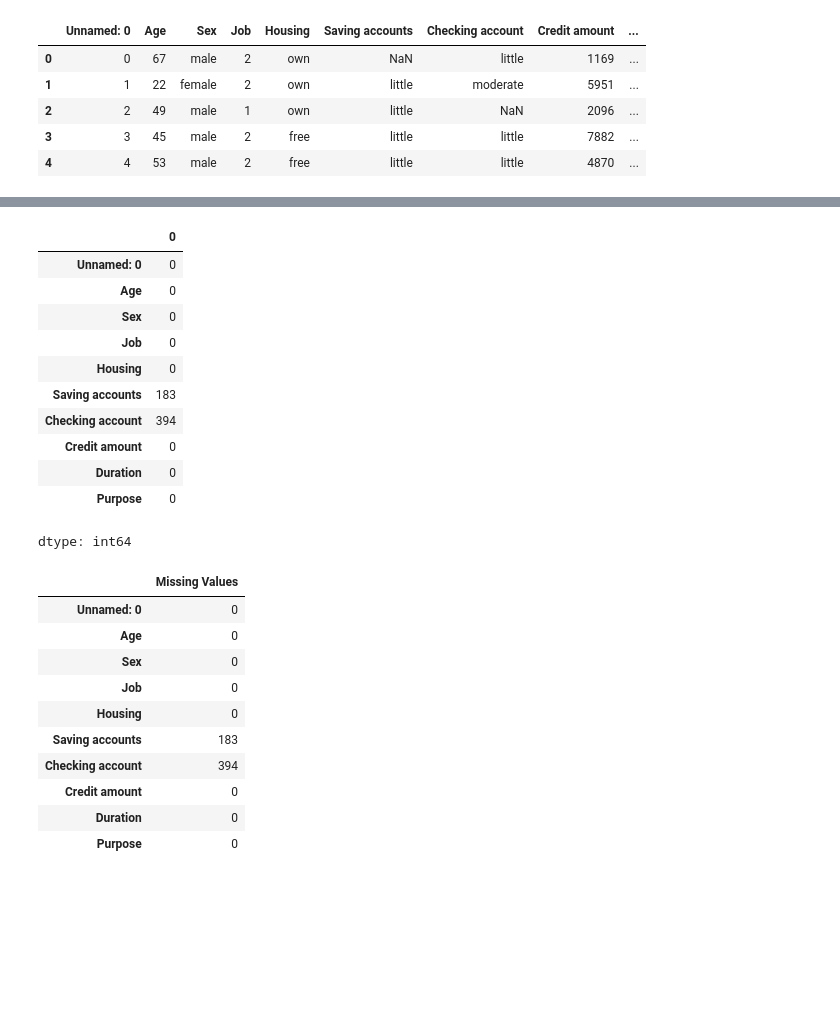
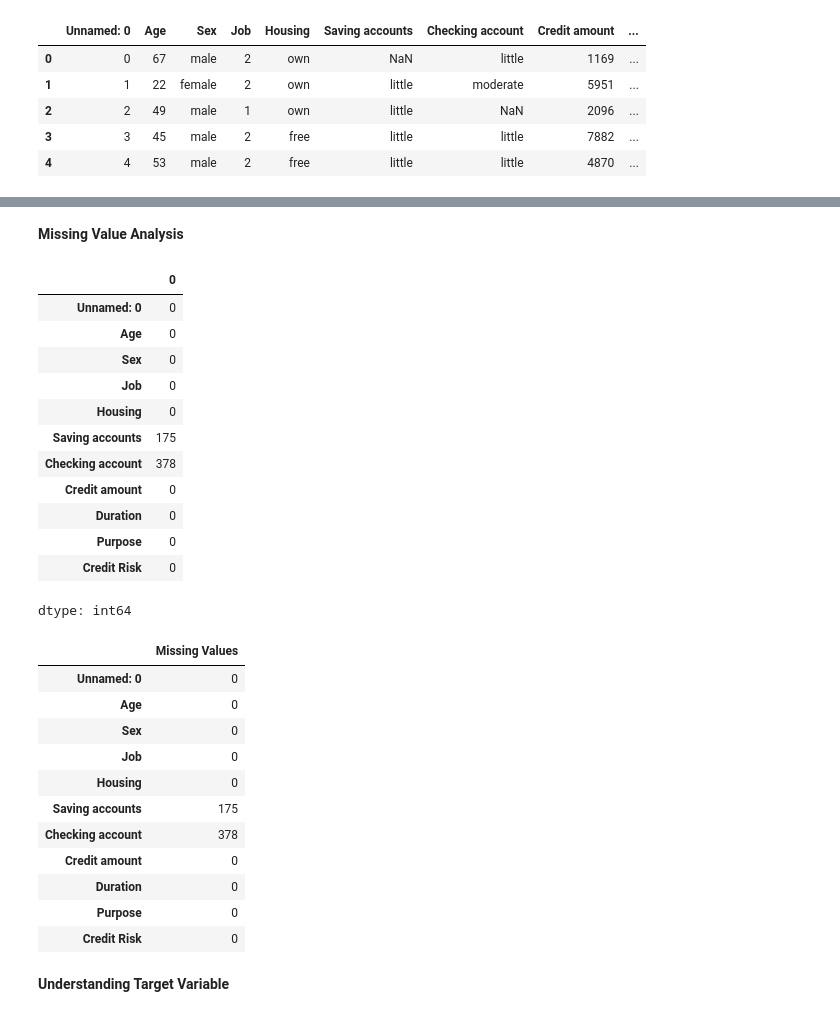
Before and after one commit to starfgrhtjyjyku/financial-risk-assessment, a Jupyter notebook: Financial_Risk_Assessment.ipynb, the cells around one changed output, grey strips where cells are left out. Cells and saved outputs as stored; diff of their text form; code cells hidden in the pictures; blank space fills up the shorter version.

```diff
--- a/Financial_Risk_Assessment.ipynb
+++ b/Financial_Risk_Assessment.ipynb
@@ -39,7 +39,7 @@ Saving german_credit_data.csv to german_credit_data.csv
 # %%
 #Reading with dataset
 
-df = pd.read_csv('german_credit_data.csv')
+df = pd.read_csv('german_credit_data_updated.csv')
 df.head()
 # %% [output]
 |  | Unnamed: 0 | Age | Sex | Job | Housing | Saving accounts | Checking account | Credit amount | ... |
@@ -81,3 +106,5 @@ memory usage: 78.3+ KB
+# %% [markdown]
+**Missing Value Analysis**
 # %%
 df.isnull().sum()
 # %% [output]
@@ -87,28 +114,28 @@ df.isnull().sum()
 | Sex | 0 |
 | Job | 0 |
 | Housing | 0 |
-| Saving accounts | 183 |
-| Checking account | 394 |
+| Saving accounts | 175 |
+| Checking account | 378 |
 | Credit amount | 0 |
 | Duration | 0 |
 | Purpose | 0 |
+| Credit Risk | 0 |
 dtype: int64
 # %%
-missing = pd.DataFrame(
-    df.isnull().sum(),
-    columns=['Missing Values']
-)
-
+missing = pd.DataFrame(df.isnull().sum(),columns=['Missing Values'])
 missing
 # %% [output]
 |  | Missing Values |
 | Unnamed: 0 | 0 |
 | Age | 0 |
 | Sex | 0 |
 | Job | 0 |
 | Housing | 0 |
-| Saving accounts | 183 |
-| Checking account | 394 |
+| Saving accounts | 175 |
+| Checking account | 378 |
 | Credit amount | 0 |
 | Duration | 0 |
 | Purpose | 0 |
+| Credit Risk | 0 |
+# %% [markdown]
+**Understanding Target Variable**
```
Also changed, not shown: parts of 19 cells of this notebook.
